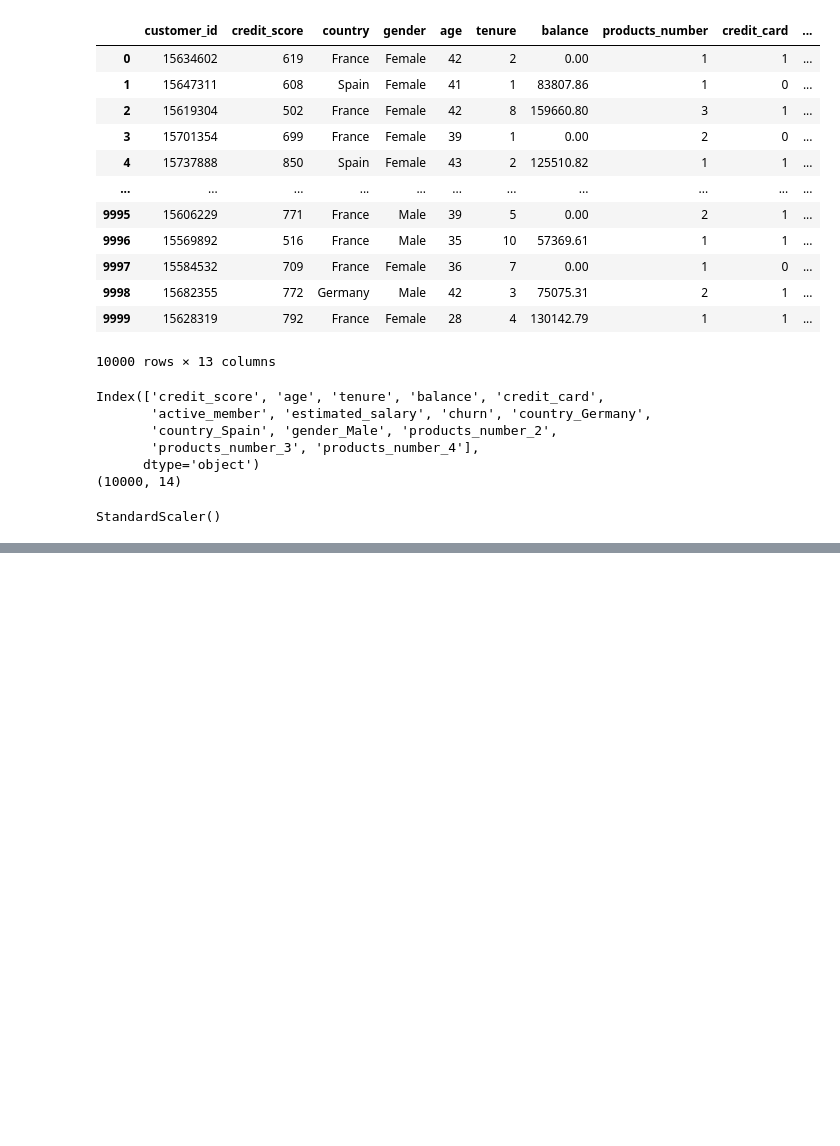
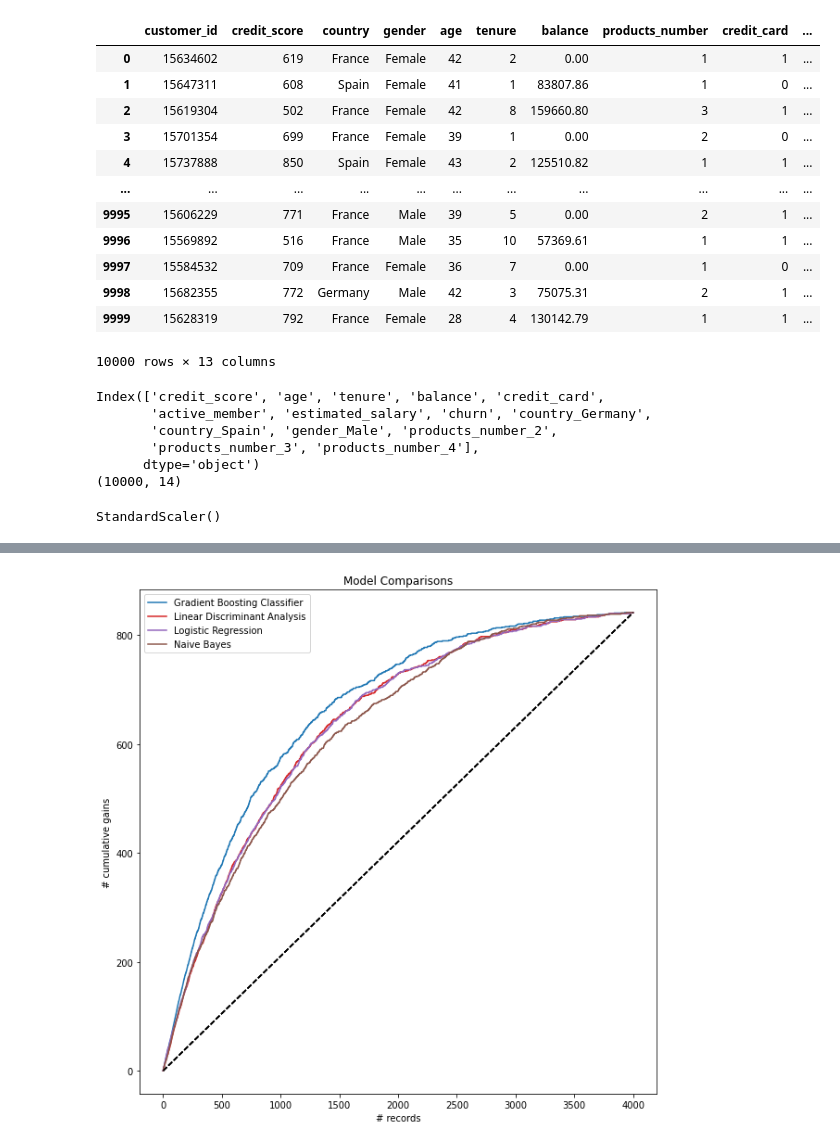
Before and after one commit to ADS-505-F22-Applied-Data-Sci-for-Biz/Final_Team_Project, a Jupyter notebook: Team_Project_v1.0.ipynb, the cells around one changed output, grey strips where cells are left out. Saved outputs shown, nothing was run; the diff lists cells and outputs as text; code cells hidden in the pictures; blank space fills up the shorter version.

```diff
--- a/Team_Project_v1.0.ipynb
+++ b/Team_Project_v1.0.ipynb
@@ -456,0 +454,7 @@ AIC 5008.234143420513
+# %%
+# Linear Discriminant Analysis
+from sklearn.discriminant_analysis import LinearDiscriminantAnalysis
+lda_reg = LinearDiscriminantAnalysis()
+lda_reg.fit(X_train_norm_os, y_train_os)
+lda_result = pred_results(lda_reg)
+confusionMatrices (lda_reg, 'LDA')
@@ -456,0 +481,6 @@ AIC 5008.234143420513
+# %%
+# Logistic Regression
+logit_reg = LogisticRegression (penalty="l2" , C=1e42, solver='liblinear' )
+logit_reg.fit(X_train_norm_os, y_train_os)
+lr_result = pred_results(logit_reg)
+confusionMatrices (logit_reg, 'Logistic regression')
@@ -456,0 +507,9 @@ AIC 5008.234143420513
+# %%
+# Naive Bayes
+from sklearn.naive_bayes import GaussianNB
+naive_bayes = GaussianNB()
+naive_bayes.fit(X_train_norm_os, y_train_os)
+nb_result = pred_results(naive_bayes)
+confusionMatrices (naive_bayes, 'Naive Bayes')
+
+# Possible overfitting to the validation set here? May not be doing this model correctly, fine by me to remove.
@@ -457,11 +536,14 @@ AIC 5008.234143420513
 # %%
 # Plot Gains Chart for All Models
 ax = gainsChart(gbm_result.actual, label='Gradient Boosting Classifier', color='C0', figsize=[10, 10])
-ax = gainsChart(rf_result.actual, label='Random Forest', color='C1', ax=ax)
-ax = gainsChart(knn_tree_result.actual, label='K-Nearest Neighbors', color='C2', ax=ax)
+#ax = gainsChart(rf_result.actual, label='Random Forest', color='C1', ax=ax)
+#ax = gainsChart(knn_tree_result.actual, label='K-Nearest Neighbors', color='C2', ax=ax)
 ax = gainsChart(lda_result.actual, label='Linear Discriminant Analysis', color='C3', ax=ax)
 ax = gainsChart(lr_result.actual, label='Logistic Regression', color='C4', ax=ax)
+ax = gainsChart(nb_result.actual, label='Naive Bayes', color='C5', ax=ax)
 ax.legend()
 ax.set_title('Model Comparisons')
 
 plt.show()
+# %% [output]
+[figure, added]
```
Also changed, not shown: parts of 8 cells of this notebook.
